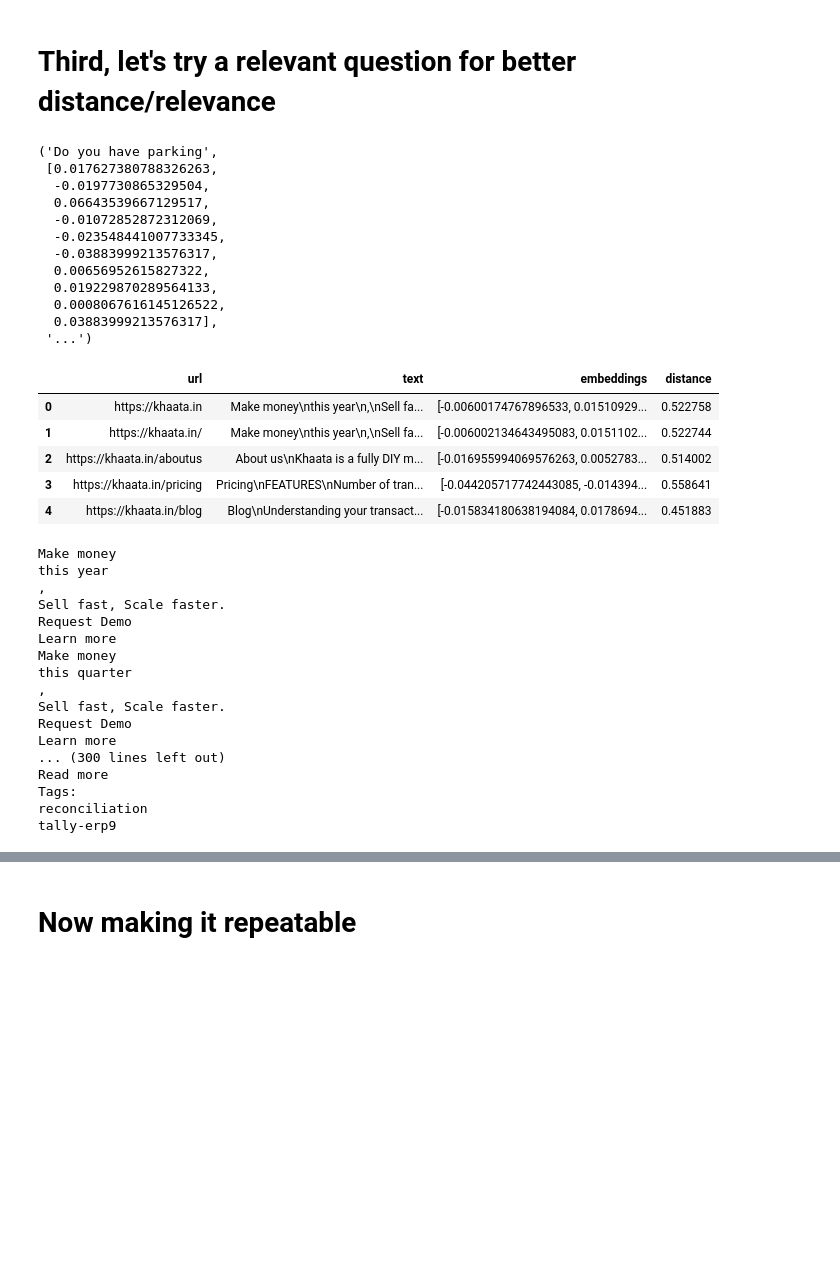
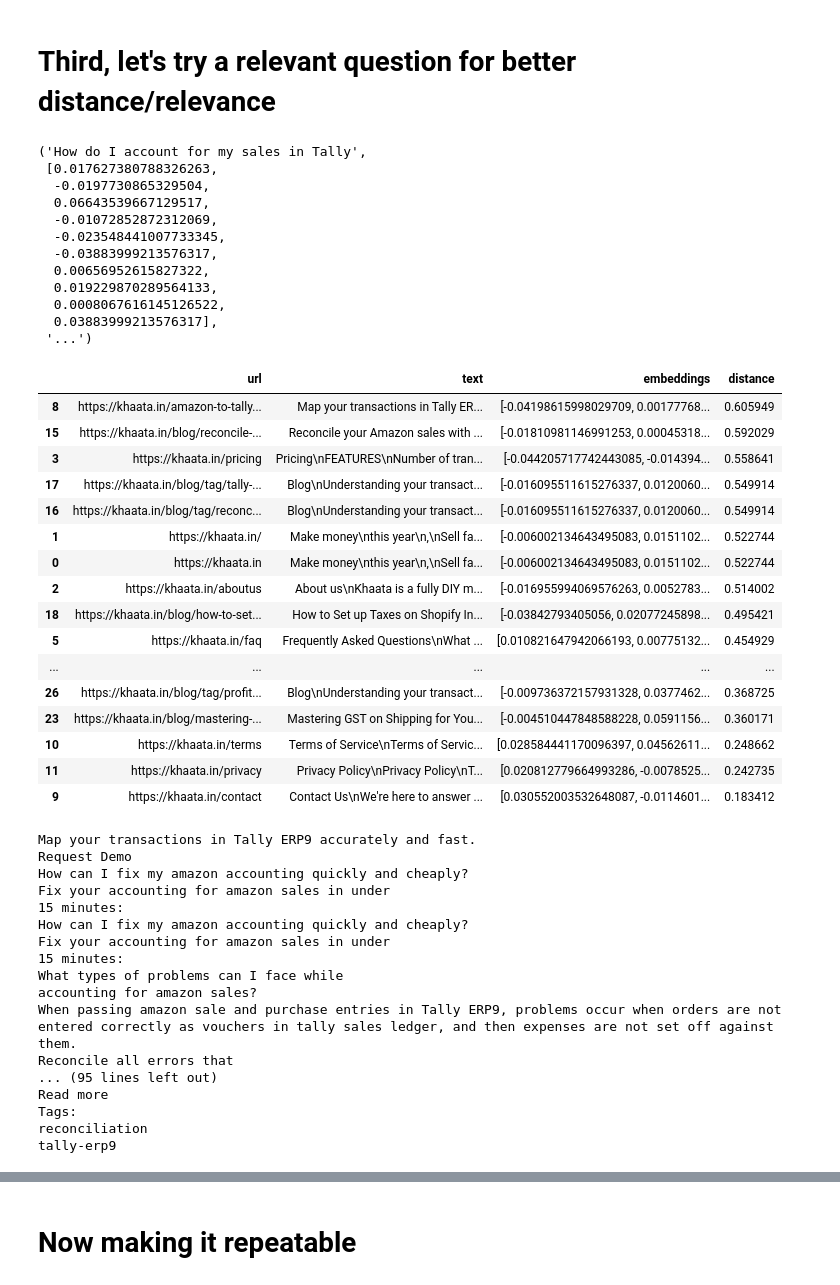
Before and after one commit to Mitalee/mitalee_ai1, a Jupyter notebook: RAG - Don Woodlock.ipynb, the cells around one changed output, grey strips where cells are left out. Cells and saved outputs as stored; diff of their text form; code cells hidden in the pictures; blank space fills up the shorter version.

```diff
--- a/RAG - Don Woodlock.ipynb
+++ b/RAG - Don Woodlock.ipynb
@@ -280,6 +284,7 @@ question, question_embedding[0:10], "..."
 def distance_calculations(page_embedding):
         return np.dot(page_embedding, question_embedding)
 df['distance'] = df['embeddings'].apply(distance_calculations)
-df.head()
+df.sort_values('distance',ascending=False, inplace=True)
+df
 # %% [output]
 |  | url | text | embeddings | distance |
@@ -293,10 +309,10 @@ df.head()
 # %%
 relevant_question = "How do I account for my sales in Tally"
 # %%
-question_embedding = get_embedding(relevant_question)
-question, question_embedding[0:10], "..."
+relevant_question_embedding = get_embedding(relevant_question)
+relevant_question, relevant_question_embedding[0:10], "..."
 # %% [output]
-('Do you have parking',
+('How do I account for my sales in Tally',
  [0.017627380788326263,
   -0.0197730865329504,
   0.06643539667129517,
@@ -311,33 +327,45 @@ question, question_embedding[0:10], "..."
 # %%
 # Get the nearest embeddings to the question_embedding
 def distance_calculations(page_embedding):
-        return np.dot(page_embedding, question_embedding)
+        return np.dot(page_embedding, relevant_question_embedding)
 df['distance'] = df['embeddings'].apply(distance_calculations)
-df.head()
+df.sort_values('distance',ascending=False, inplace=True)
+df
 # %% [output]
 |  | url | text | embeddings | distance |
-| 0 | https://khaata.in | Make money\nthis year\n,\nSell fa... | [-0.00600174767896533, 0.01510929... | 0.522758 |
+| 8 | https://khaata.in/amazon-to-tally... | Map your transactions in Tally ER... | [-0.04198615998029709, 0.00177768... | 0.605949 |
+| 15 | https://khaata.in/blog/reconcile-... | Reconcile your Amazon sales with ... | [-0.01810981146991253, 0.00045318... | 0.592029 |
+| 3 | https://khaata.in/pricing | Pricing\nFEATURES\nNumber of tran... | [-0.044205717742443085, -0.014394... | 0.558641 |
+| 17 | https://khaata.in/blog/tag/tally-... | Blog\nUnderstanding your transact... | [-0.016095511615276337, 0.0120060... | 0.549914 |
+| 16 | https://khaata.in/blog/tag/reconc... | Blog\nUnderstanding your transact... | [-0.016095511615276337, 0.0120060... | 0.549914 |
 | 1 | https://khaata.in/ | Make money\nthis year\n,\nSell fa... | [-0.006002134643495083, 0.0151102... | 0.522744 |
+| 0 | https://khaata.in | Make money\nthis year\n,\nSell fa... | [-0.006002134643495083, 0.0151102... | 0.522744 |
 | 2 | https://khaata.in/aboutus | About us\nKhaata is a fully DIY m... | [-0.016955994069576263, 0.0052783... | 0.514002 |
-| 3 | https://khaata.in/pricing | Pricing\nFEATURES\nNumber of tran... | [-0.044205717742443085, -0.014394... | 0.558641 |
-| 4 | https://khaata.in/blog | Blog\nUnderstanding your transact... | [-0.015834180638194084, 0.0178694... | 0.451883 |
+| 18 | https://khaata.in/blog/how-to-set... | How to Set up Taxes on Shopify In... | [-0.03842793405056, 0.02077245898... | 0.495421 |
+| 5 | https://khaata.in/faq | Frequently Asked Questions\nWhat ... | [0.010821647942066193, 0.00775132... | 0.454929 |
+| ... | ... | ... | ... | ... |
+| 26 | https://khaata.in/blog/tag/profit... | Blog\nUnderstanding your transact... | [-0.009736372157931328, 0.0377462... | 0.368725 |
+| 23 | https://khaata.in/blog/mastering-... | Mastering GST on Shipping for You... | [-0.004510447848588228, 0.0591156... | 0.360171 |
+| 10 | https://khaata.in/terms | Terms of Service\nTerms of Servic... | [0.028584441170096397, 0.04562611... | 0.248662 |
+| 11 | https://khaata.in/privacy | Privacy Policy\nPrivacy Policy\nT... | [0.020812779664993286, -0.0078525... | 0.242735 |
+| 9 | https://khaata.in/contact | Contact Us\nWe're here to answer ... | [0.030552003532648087, -0.0114601... | 0.183412 |
 # %%
-context = df['text'].iloc[0] + "\n" + df['text'].iloc[2] + "\n" + df['text'].iloc[4] + "\n"
+context = df['text'].iloc[0] + "\n" + df['text'].iloc[1] + "\n" + df['text'].iloc[2] + "\n" + df['text'].iloc[3] + "\n"
 print(context)
 # %% [output]
-Make money
-this year
-,
-Sell fast, Scale faster.
+Map your transactions in Tally ERP9 accurately and fast.
 Request Demo
-Learn more
-Make money
-this quarter
-,
-Sell fast, Scale faster.
-Request Demo
-Learn more
-... (300 lines left out)
+How can I fix my amazon accounting quickly and cheaply?
+Fix your accounting for amazon sales in under
+15 minutes:
+How can I fix my amazon accounting quickly and cheaply?
+Fix your accounting for amazon sales in under
+15 minutes:
+What types of problems can I face while
+accounting for amazon sales?
+When passing amazon sale and purchase entries in Tally ERP9, problems occur when orders are not entered correctly as vouchers in tally sales ledger, and then expenses are not set off against them.
+Reconcile all errors that
+... (95 lines left out)
 Read more
 Tags:
 reconciliation
```
Also changed, not shown: parts of 7 cells of this notebook.
